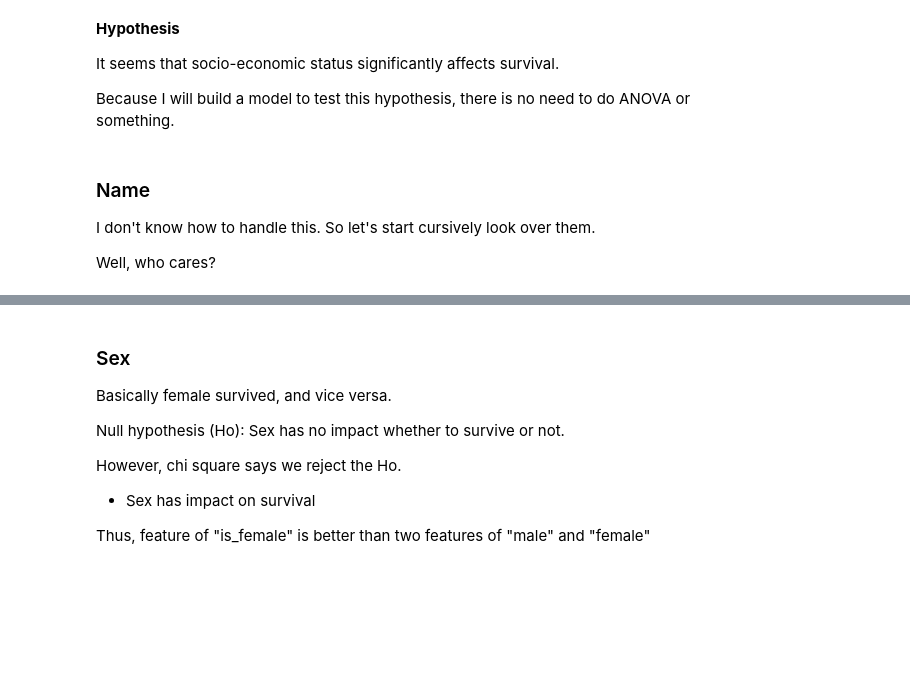
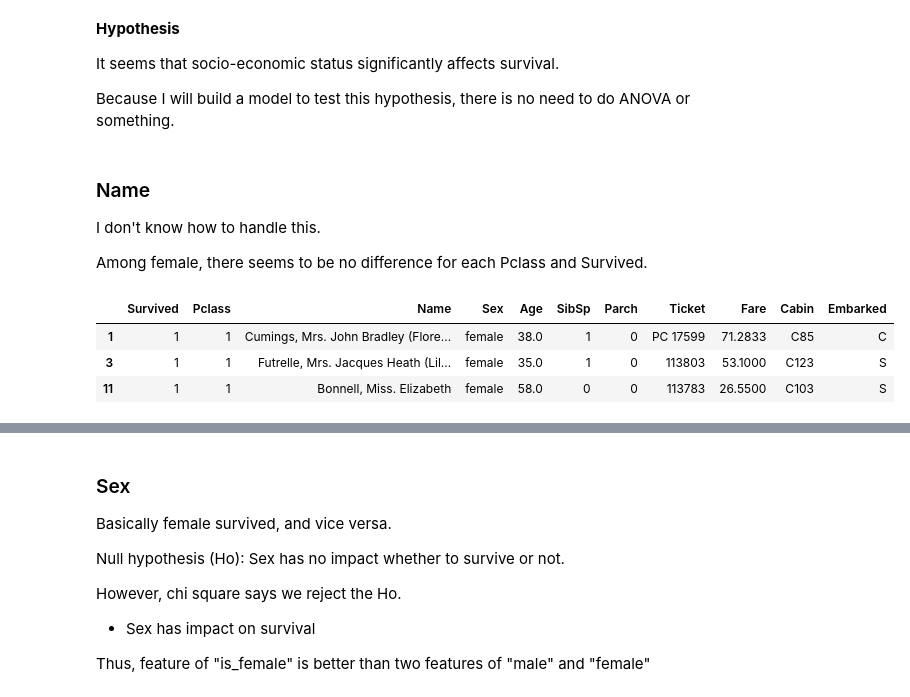
Before and after one commit to haku9627/Kaggle, a Jupyter notebook: Titanic/Titanic-MachineLearningFromDisaster.ipynb, the cells around one changed output, grey strips where cells are left out. Cells and saved outputs as stored; diff of their text form; code cells hidden in the pictures; blank space fills up the shorter version.

```diff
--- a/Titanic/Titanic-MachineLearningFromDisaster.ipynb
+++ b/Titanic/Titanic-MachineLearningFromDisaster.ipynb
@@ -243,9 +247,14 @@ It seems that socio-economic status significantly affects survival.
 Because I will build a model to test this hypothesis, there is no need to do ANOVA or something.
 # %% [markdown]
 ### Name
-I don't know how to handle this. So let's start cursively look over them.
+I don't know how to handle this.
 
-Well, who cares?
+Among female, there seems to be no difference for each Pclass and Survived.
 # %%
-df_manipulate2[df_manipulate2["Pclass"]==1][df_manipulate2["Survived"]==1][df_manipulate2["Sex"]=="female"].head()
+df_tmp[df_tmp["Pclass"]==1][df_tmp["Survived"]==1][df_tmp["Sex"]=="female"].head(3)
+# %% [output]
+|  | Survived | Pclass | Name | Sex | Age | SibSp | Parch | Ticket | Fare | Cabin | Embarked |
+| 1 | 1 | 1 | Cumings, Mrs. John Bradley (Flore... | female | 38.0 | 1 | 0 | PC 17599 | 71.2833 | C85 | C |
+| 3 | 1 | 1 | Futrelle, Mrs. Jacques Heath (Lil... | female | 35.0 | 1 | 0 | 113803 | 53.1000 | C123 | S |
+| 11 | 1 | 1 | Bonnell, Miss. Elizabeth | female | 58.0 | 0 | 0 | 113783 | 26.5500 | C103 | S |
 # %%
```
Also changed, not shown: parts of 75 cells of this notebook.
